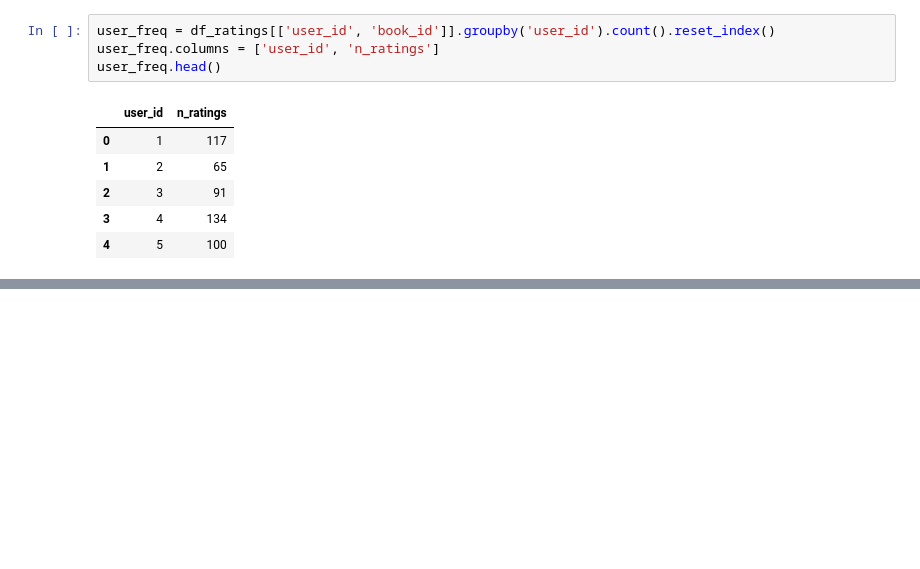
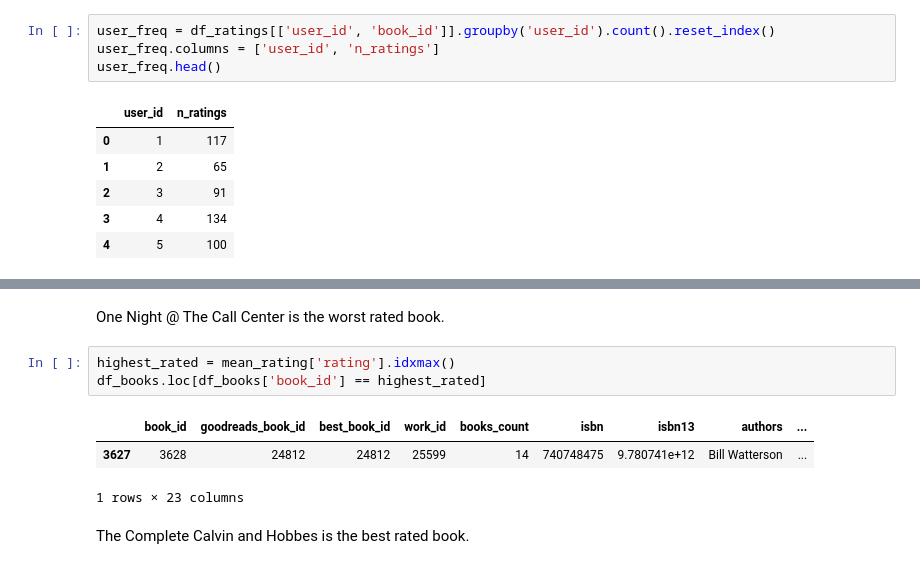
Before and after one commit to jeffnk05/fhw-recommendation-system, a Jupyter notebook: ALS/notebooks/item-item.ipynb, the cells around one changed output, grey strips where cells are left out. Drawn from its saved outputs; the diff is of its cells as text; blank space fills up the shorter version.

```diff
--- a/ALS/notebooks/item-item.ipynb
+++ b/ALS/notebooks/item-item.ipynb
@@ -67,0 +120,11 @@ user_freq.head()
+# %% [markdown]
+One Night @ The Call Center is the worst rated book.
+# %%
+highest_rated = mean_rating['rating'].idxmax()
+df_books.loc[df_books['book_id'] == highest_rated]
+# %% [output]
+|  | book_id | goodreads_book_id | best_book_id | work_id | books_count | isbn | isbn13 | authors | ... |
+| 3627 | 3628 | 24812 | 24812 | 25599 | 14 | 740748475 | 9.780741e+12 | Bill Watterson | ... |
+1 rows × 23 columns
+# %% [markdown]
+The Complete Calvin and Hobbes is the best rated book.
```
Also changed, not shown: parts of 7 cells of this notebook.
